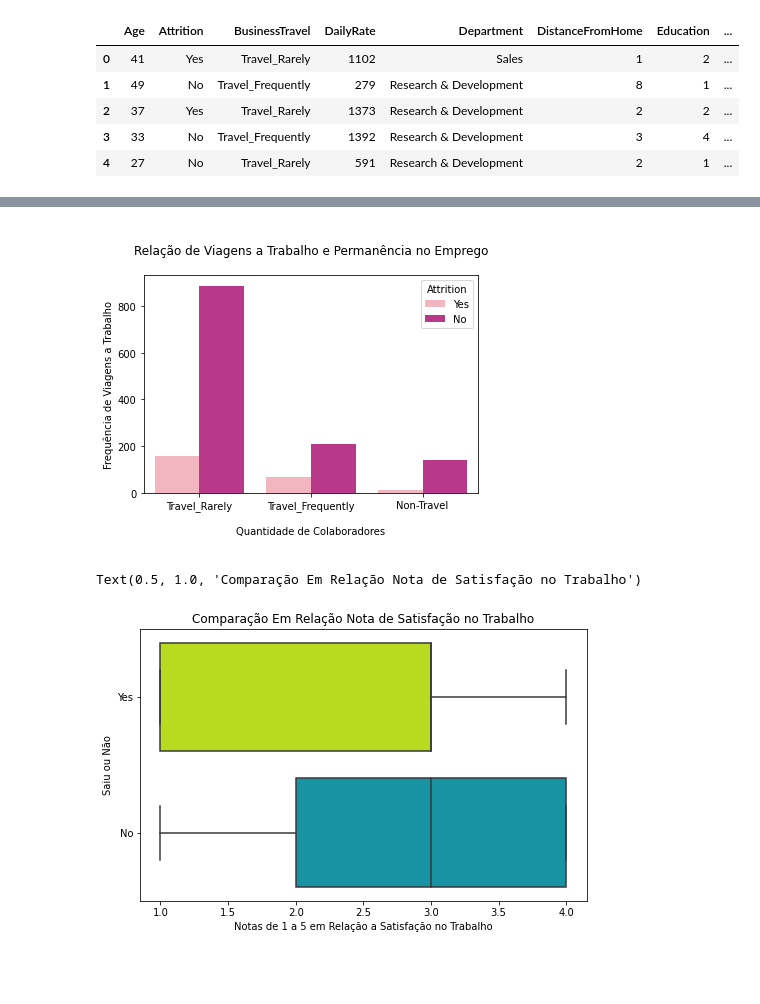
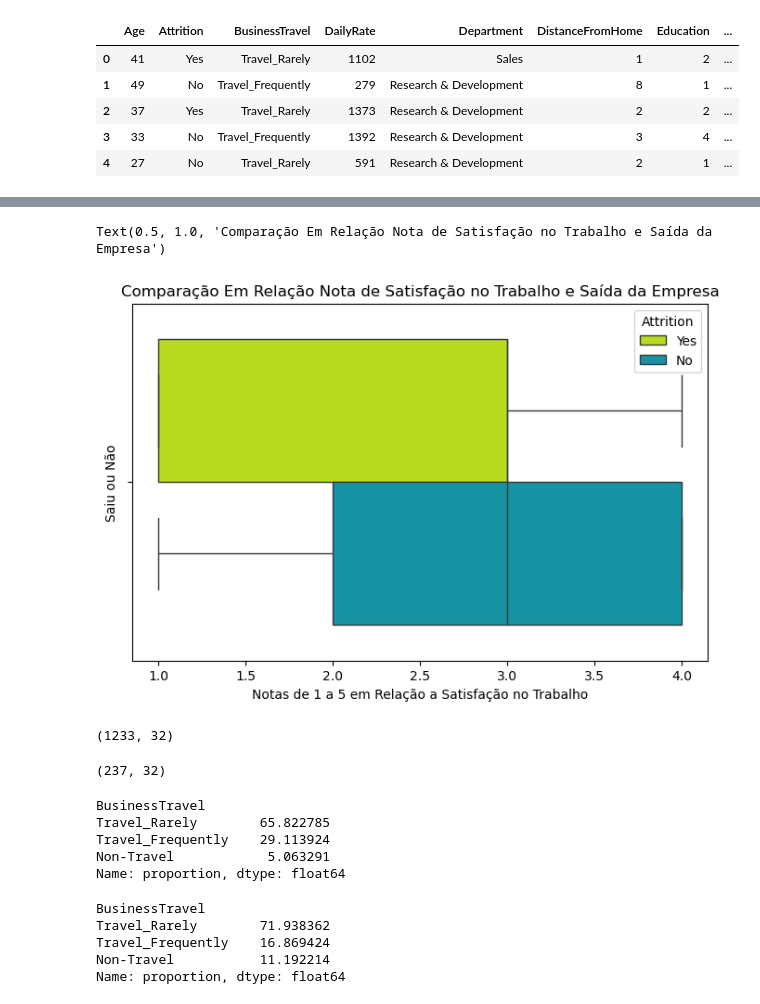
Before and after one commit to vilianf/analytics, a Jupyter notebook: python/hr_ibm/ibm_hr.ipynb, the cells around one changed output, grey strips where cells are left out. Drawn from its saved outputs; the diff is of its cells as text; code cells hidden in the pictures; blank space fills up the shorter version.

```diff
--- a/python/hr_ibm/ibm_hr.ipynb
+++ b/python/hr_ibm/ibm_hr.ipynb
@@ -276,19 +250,35 @@ plt.show()
-# %%
-#Relação entre frequência de viagens a trabalho com permanência no emprego
-sns.countplot(x=df_limpo['BusinessTravel'], hue=df_limpo['Attrition'] , data=df_sairam, palette="RdPu")
-plt.ylabel('Frequência de Viagens a Trabalho')
-plt.xlabel('\nQuantidade de Colaboradores\n')
-plt.title('\nRelação de Viagens a Trabalho e Permanência no Emprego\n')
-plt.show()
-# %% [output]
-[figure, removed]
 # %%
 #Comparando Nota de Satisfaço no Trabalho entre os dois grupos.Boxplot mostra forte relação entre notas e saída de colaboradores
 plt.figure(figsize = (8,5))
-sns.boxplot(x=df_limpo['JobSatisfaction'], y=df_limpo['Attrition'], data=df_limpo, orient="h", palette="nipy_spectral_r")
+sns.boxplot(x=df_limpo['JobSatisfaction'], hue=df_limpo['Attrition'] ,data=df_limpo, orient="h", palette="nipy_spectral_r")
 plt.xlabel('Notas de 1 a 5 em Relação a Satisfação no Trabalho')
 plt.ylabel('Saiu ou Não')
 plt.title('Comparação Em Relação Nota de Satisfação no Trabalho e Saída da Empresa')
 # %% [output]
-Text(0.5, 1.0, 'Comparação Em Relação Nota de Satisfação no Trabalho')
+Text(0.5, 1.0, 'Comparação Em Relação Nota de Satisfação no Trabalho e Saída da Empresa')
-[figure, old version]
+[figure, new version]
+# %%
+#Verificar se a frequência de viagens influencia na saída de colaboradores
+df_ficaram.shape
+# %% [output]
+(1233, 32)
+# %%
+df_sairam.shape
+# %% [output]
+(237, 32)
+# %%
+df_sairam['BusinessTravel'].value_counts(normalize=True) * 100
+# %% [output]
+BusinessTravel
+Travel_Rarely        65.822785
+Travel_Frequently    29.113924
+Non-Travel            5.063291
+Name: proportion, dtype: float64
+# %%
+df_ficaram['BusinessTravel'].value_counts(normalize=True) * 100
+# %% [output]
+BusinessTravel
+Travel_Rarely        71.938362
+Travel_Frequently    16.869424
+Non-Travel           11.192214
+Name: proportion, dtype: float64
```
Also changed, not shown: parts of 24 cells of this notebook.
